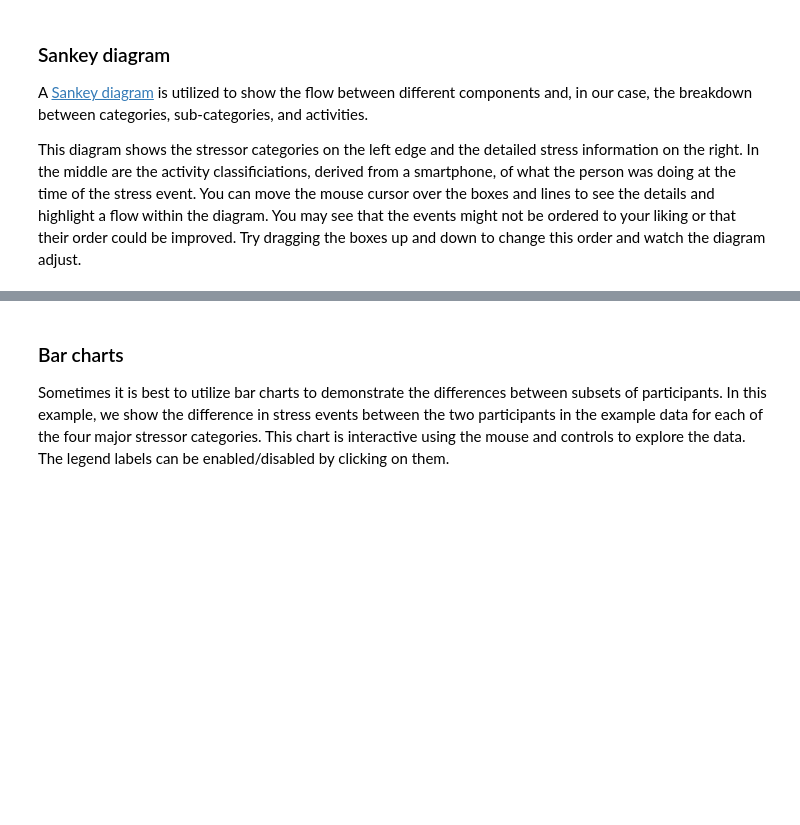
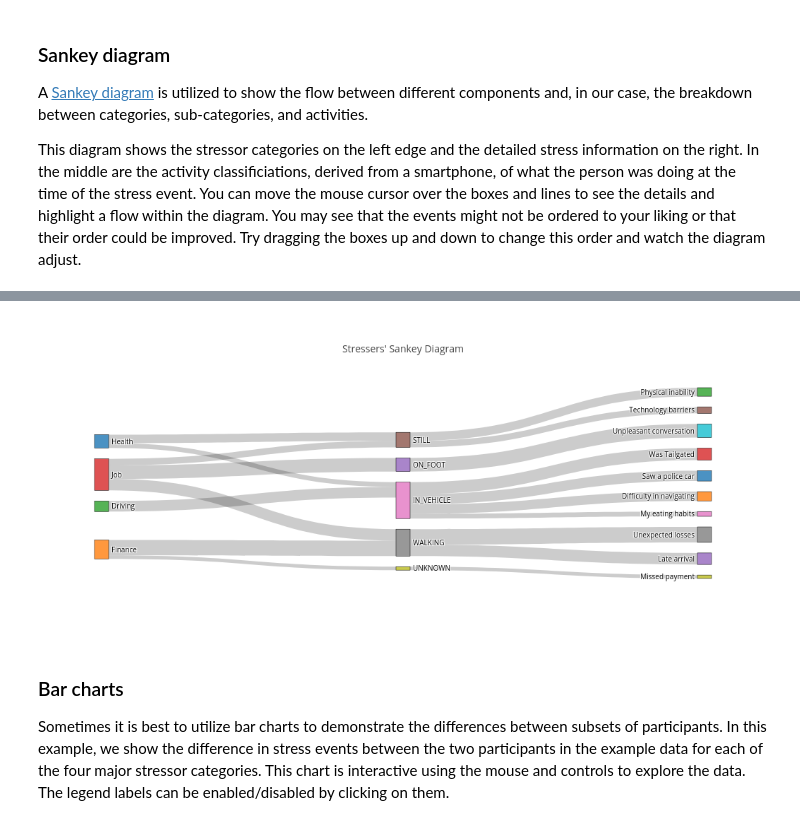
Before and after one commit to MD2Korg/CerebralCortex, a Jupyter notebook: jupyter_demo/plotting_demo.ipynb, the cells around one changed output, grey strips where cells are left out. Cells and saved outputs as stored; diff of their text form; code cells hidden in the pictures; blank space fills up the shorter version.

```diff
--- a/jupyter_demo/plotting_demo.ipynb
+++ b/jupyter_demo/plotting_demo.ipynb
@@ -54,5 +56,5 @@ A [Sankey diagram](https://en.wikipedia.org/wiki/Sankey_diagram) is utilized to
 
 This diagram shows the stressor categories on the left edge and the detailed stress information on the right.  In the middle are the activity classificiations, derived from a smartphone, of what the person was doing at the time of the stress event.  You can move the mouse cursor over the boxes and lines to see the details and highlight a flow within the diagram.  You may see that the events might not be ordered to your liking or that their order could be improved.  Try dragging the boxes up and down to change this order and watch the diagram adjust.
 # %%
-stress_stream.plot_stress_sankey(cat_cols=["stresser_main","activity","stresser_sub"])
+plot_stress_sankey(stress_stream,cat_cols=["stresser_main","activity","stresser_sub"])
 # %% [output]
@@ -60,3 +61,4 @@ stress_stream.plot_stress_sankey(cat_cols=["stresser_main","activity","stresser_
+[figure, added]
 # %% [markdown]
 ### Bar charts
 Sometimes it is best to utilize bar charts to demonstrate the differences between subsets of participants.  In this example, we show the difference in stress events between the two participants in the example data for each of the four major stressor categories.  This chart is interactive using the mouse and controls to explore the data. The legend labels can be enabled/disabled by clicking on them.
```
Also changed, not shown: parts of 12 cells of this notebook, 9 other files.
